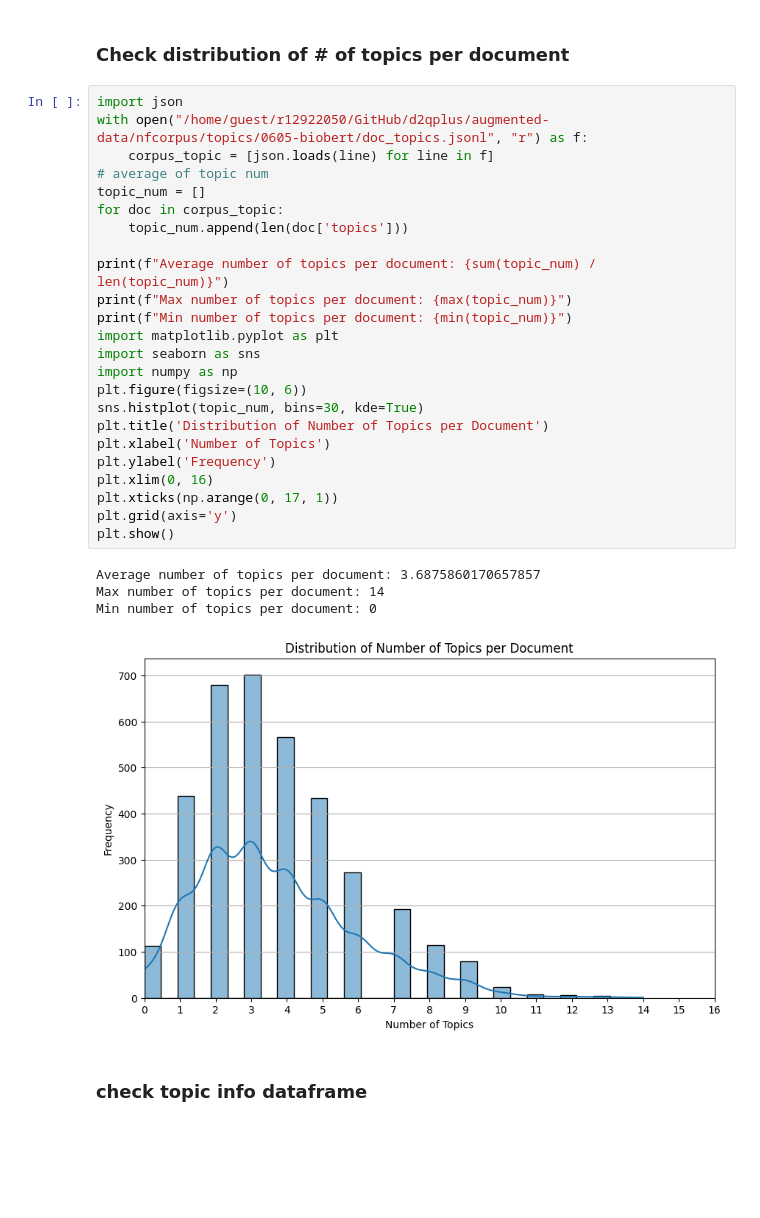
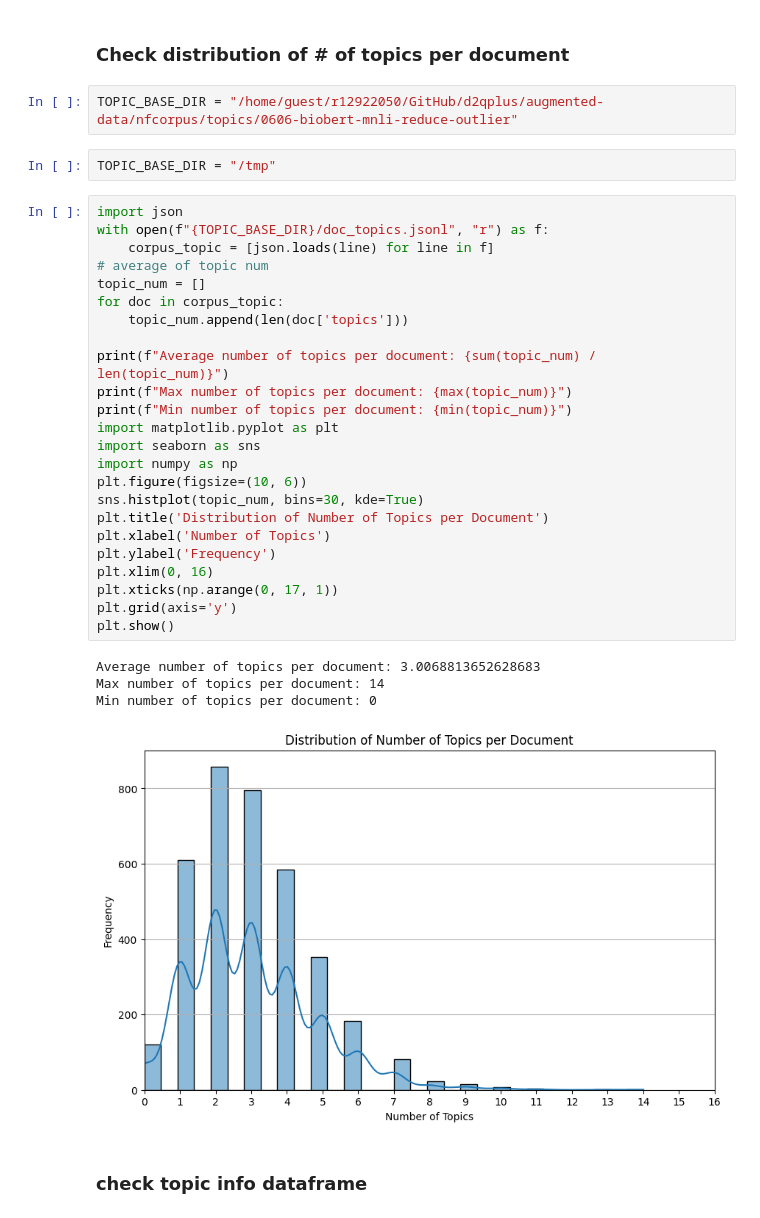
Before and after one commit to Brian-Konr/d2qplus, a Jupyter notebook: playground/topic-modeling/visualize.ipynb, the cells around one changed output. Drawn from its saved outputs; the diff is of its cells as text; blank space fills up the shorter version.

Commit message:
wip: topic modeling with enhanced representation

```diff
--- a/playground/topic-modeling/visualize.ipynb
+++ b/playground/topic-modeling/visualize.ipynb
@@ -1,34 +1,38 @@
 # %% [markdown]
 ### Check distribution of # of topics per document
+# %%
+TOPIC_BASE_DIR = "/home/guest/r12922050/GitHub/d2qplus/augmented-data/nfcorpus/topics/0606-biobert-mnli-reduce-outlier"
+# %%
+TOPIC_BASE_DIR = "/tmp"
 # %%
 import json
-with open("/home/guest/r12922050/GitHub/d2qplus/augmented-data/nfcorpus/topics/0605-biobert/doc_topics.jsonl", "r") as f:
+with open(f"{TOPIC_BASE_DIR}/doc_topics.jsonl", "r") as f:
     corpus_topic = [json.loads(line) for line in f]
 # average of topic num
 topic_num = []
 for doc in corpus_topic:
     topic_num.append(len(doc['topics']))
 
 print(f"Average number of topics per document: {sum(topic_num) / len(topic_num)}")
 print(f"Max number of topics per document: {max(topic_num)}")
 print(f"Min number of topics per document: {min(topic_num)}")
 import matplotlib.pyplot as plt
 import seaborn as sns
 import numpy as np
 plt.figure(figsize=(10, 6))
 sns.histplot(topic_num, bins=30, kde=True)
 plt.title('Distribution of Number of Topics per Document')
 plt.xlabel('Number of Topics')
 plt.ylabel('Frequency')
 plt.xlim(0, 16)
 plt.xticks(np.arange(0, 17, 1))
 plt.grid(axis='y')
 plt.show()
 # %% [output]
-Average number of topics per document: 3.6875860170657857
+Average number of topics per document: 3.0068813652628683
 Max number of topics per document: 14
 Min number of topics per document: 0
-[figure, old version]
+[figure, new version]
 # %% [markdown]
 ### check topic info dataframe
 # %%
```
Also changed, not shown: parts of 15 cells of this notebook, 9 other files.
